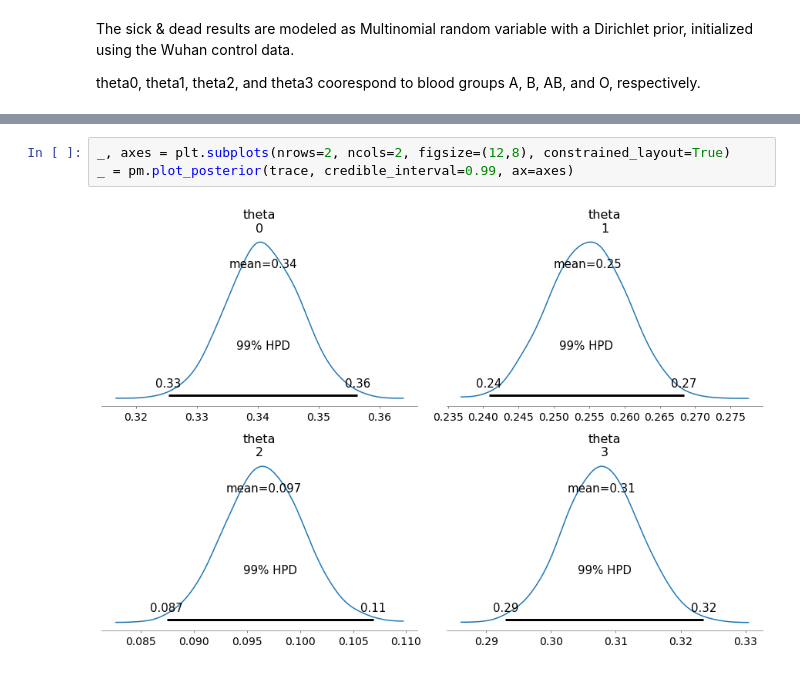
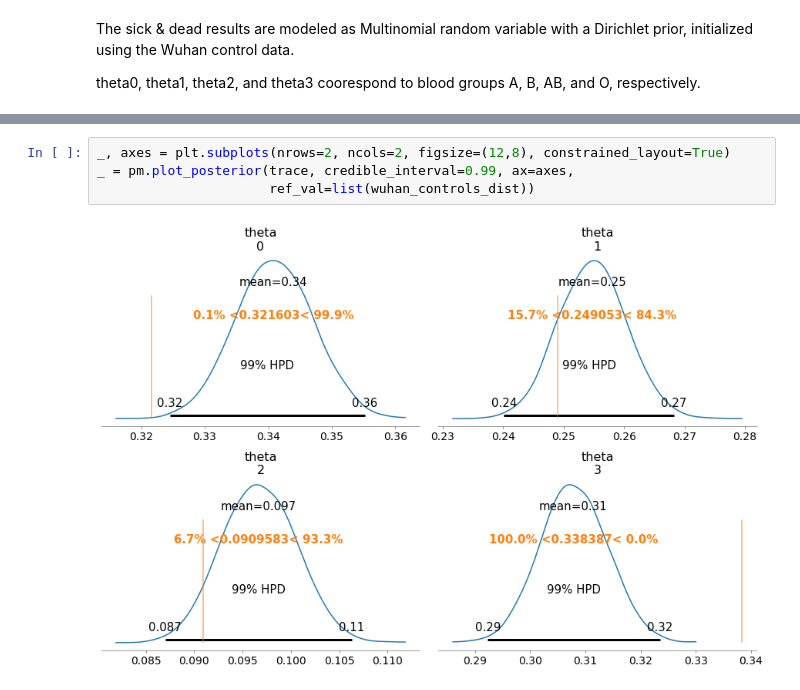
Before and after one commit to alreich/ipython-notebooks, a Jupyter notebook: covid19_and_blood_type.ipynb, the cells around one changed output, grey strips where cells are left out. Drawn from its saved outputs; the diff is of its cells as text.

Commit message:
Added reference lines to posterior plots

```diff
--- a/covid19_and_blood_type.ipynb
+++ b/covid19_and_blood_type.ipynb
@@ -95,5 +102,6 @@ pm.summary(trace, alpha=0.01)
 # %%
 _, axes = plt.subplots(nrows=2, ncols=2, figsize=(12,8), constrained_layout=True)
-_ = pm.plot_posterior(trace, credible_interval=0.99, ax=axes)
+_ = pm.plot_posterior(trace, credible_interval=0.99, ax=axes,
+                      ref_val=list(wuhan_controls_dist))
 # %% [output]
-[figure, old version]
+[figure, new version]
```
Also changed, not shown: parts of 4 cells of this notebook.
